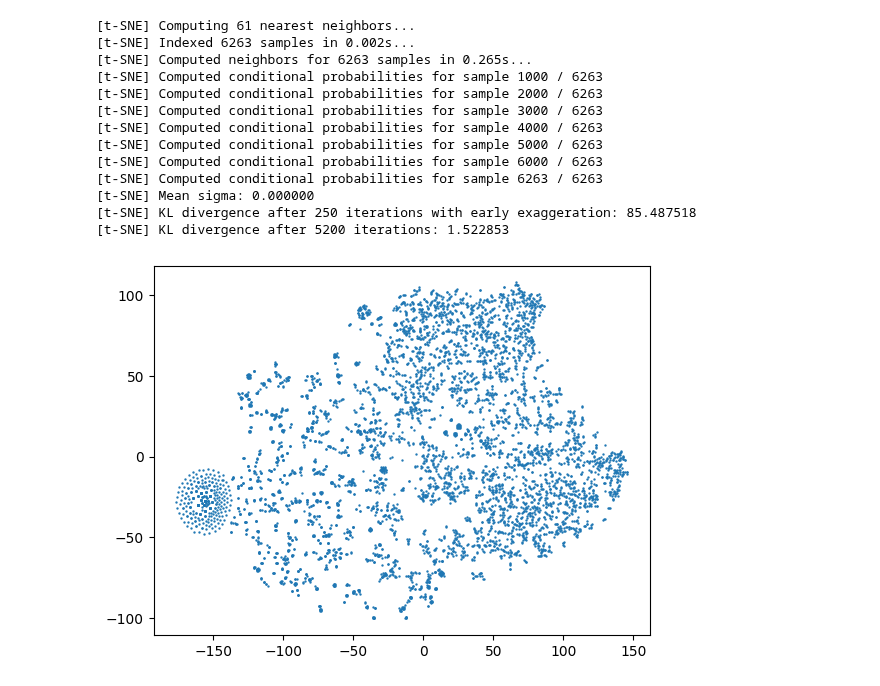
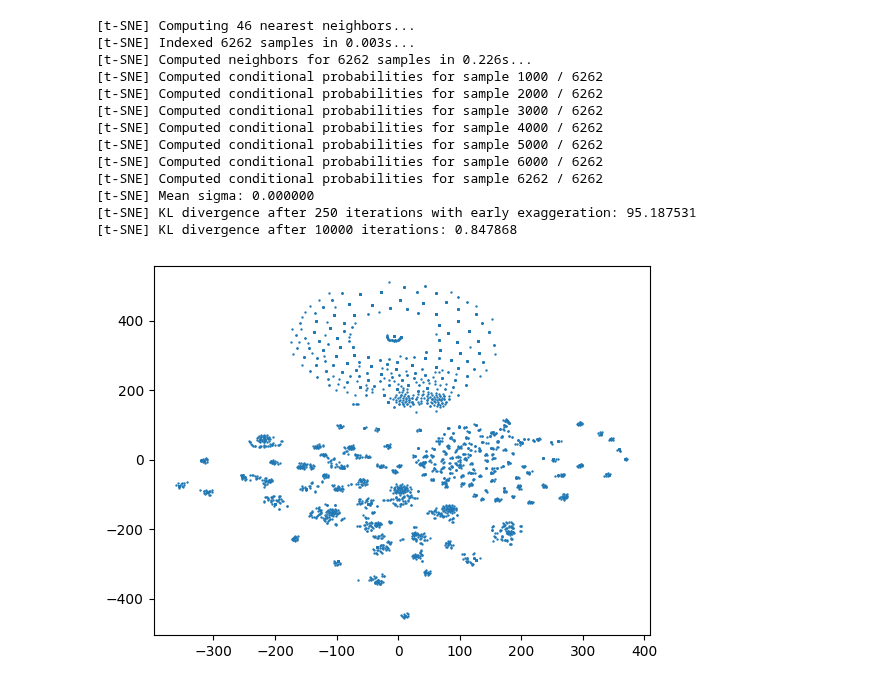
Before and after one commit to center-for-threat-informed-defense/technique-inference-engine, a Jupyter notebook: models/main.ipynb, the cells around one changed output. Drawn from its saved outputs; the diff is of its cells as text; code cells hidden in the pictures.

```diff
--- a/models/main.ipynb
+++ b/models/main.ipynb
@@ -376,44 +266,44 @@ def make_tsne_embeddings(embeddings: np.ndarray) -> tuple[np.array, np.array]:
         embeddings: an mxk array of m embeddings in k-dimensional space.
 
     Returns:
         A tuple of the form (x_1, x_2) where x_1 and x_2 are length m
         such that (x_1[i], x_2[i]) is the 2-dimensional point cotnaining the 2-dimensional
         repsresentation for embeddings[i, :].
     """
     tsne = sklearn.manifold.TSNE(
         n_components=2,
-        perplexity=20,
+        perplexity=15,
         learning_rate="auto",
         # metric='cosine',
         # early_exaggeration=10.0,
         init='pca',
         verbose=True,
         n_iter=10000,
     )
 
     V_proj = tsne.fit_transform(embeddings)
     x = V_proj[:, 0]
     y = V_proj[:, 1]
 
     return x, y
 
 U = tie.get_U()
 x_1, x_2 = make_tsne_embeddings(U)
 
 plt.scatter(x_1, x_2, s=0.5)
 plt.show()
 # %% [output]
-[t-SNE] Computing 61 nearest neighbors...
-[t-SNE] Indexed 6263 samples in 0.002s...
-[t-SNE] Computed neighbors for 6263 samples in 0.265s...
-[t-SNE] Computed conditional probabilities for sample 1000 / 6263
-[t-SNE] Computed conditional probabilities for sample 2000 / 6263
-[t-SNE] Computed conditional probabilities for sample 3000 / 6263
-[t-SNE] Computed conditional probabilities for sample 4000 / 6263
-[t-SNE] Computed conditional probabilities for sample 5000 / 6263
-[t-SNE] Computed conditional probabilities for sample 6000 / 6263
-[t-SNE] Computed conditional probabilities for sample 6263 / 6263
+[t-SNE] Computing 46 nearest neighbors...
+[t-SNE] Indexed 6262 samples in 0.003s...
+[t-SNE] Computed neighbors for 6262 samples in 0.226s...
+[t-SNE] Computed conditional probabilities for sample 1000 / 6262
+[t-SNE] Computed conditional probabilities for sample 2000 / 6262
+[t-SNE] Computed conditional probabilities for sample 3000 / 6262
+[t-SNE] Computed conditional probabilities for sample 4000 / 6262
+[t-SNE] Computed conditional probabilities for sample 5000 / 6262
+[t-SNE] Computed conditional probabilities for sample 6000 / 6262
+[t-SNE] Computed conditional probabilities for sample 6262 / 6262
 [t-SNE] Mean sigma: 0.000000
-[t-SNE] KL divergence after 250 iterations with early exaggeration: 85.487518
-[t-SNE] KL divergence after 5200 iterations: 1.522853
+[t-SNE] KL divergence after 250 iterations with early exaggeration: 95.187531
+[t-SNE] KL divergence after 10000 iterations: 0.847868
-[figure, old version]
+[figure, new version]
```
Also changed, not shown: parts of 9 cells of this notebook, 3 other files.
